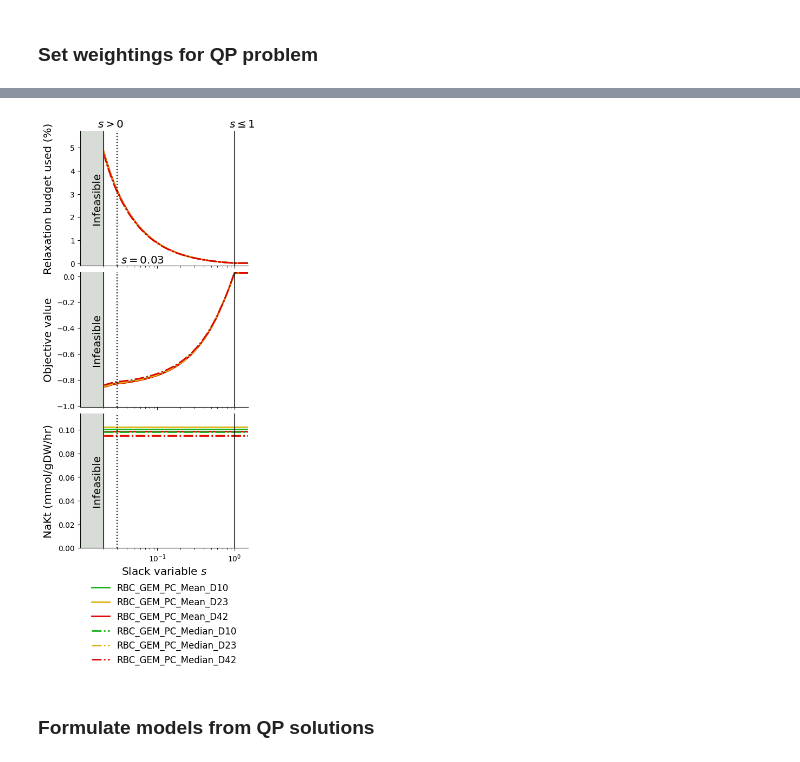
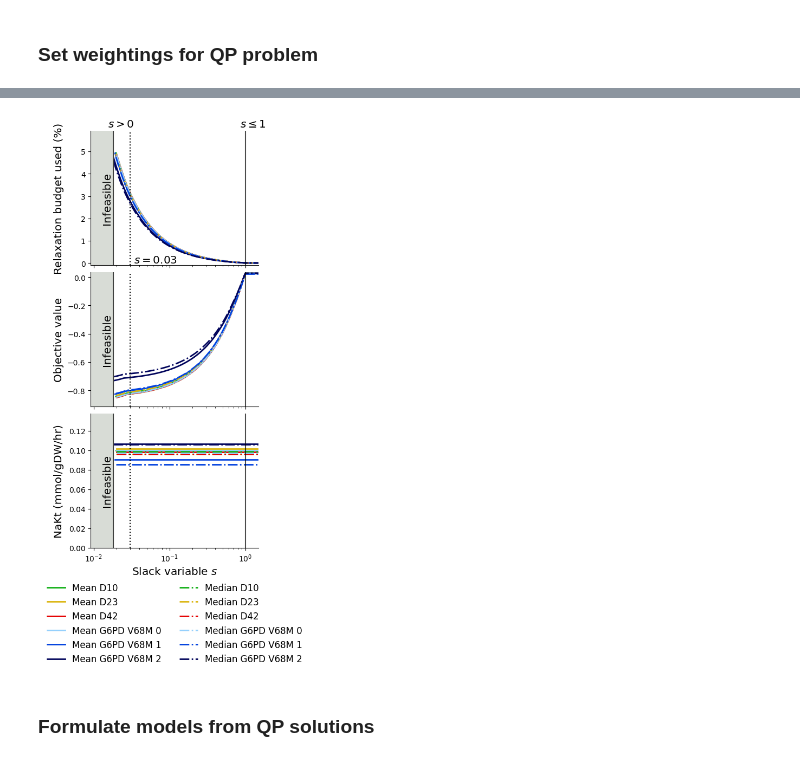
Before and after one commit to z-haiman/RBC-GEM, a Jupyter notebook: code/notebooks/analysis/OVERLAY/4a. Create context-specific models from REDS RBC Omics.ipynb, the cells around one changed output, grey strips where cells are left out. Saved outputs shown, nothing was run; the diff lists cells and outputs as text; code cells hidden in the pictures.

```diff
--- a/code/notebooks/analysis/OVERLAY/4a. Create context-specific models from REDS RBC Omics.ipynb
+++ b/code/notebooks/analysis/OVERLAY/4a. Create context-specific models from REDS RBC Omics.ipynb
@@ -508,13 +222,13 @@ df_data
 # %%
 df_uniprot_to_mw = df_protein_data["Mass"] / 1000  # g/mol --> # kg / mol
 df_mg_prot_per_gDW = (
-    df_data[df_protein_data.index].mul(1 / df_data_MCH, axis=0)  # cell / pgDW
+    df_copy_numbers[df_protein_data.index].mul(1 / df_MCH.squeeze(), axis=0)  # cell / pgDW
     * (1e12 / 1)  # pgDW / gDW
     * (1 / AVOGADRO_NUMBER)  # mol / protein copies
     * (df_uniprot_to_mw)  # kg / mol
     * (1e6 / 1)  # mg / kg
 ).copy()
-df_mg_prot_per_gDW = df_mg_prot_per_gDW.loc[df_data.index]
+df_mg_prot_per_gDW = df_mg_prot_per_gDW.loc[df_copy_numbers.index]
 df_mg_prot_per_gDW
 # %% [output]
 |  | A0A075B6I0 | A0A075B6I9 | A0A075B6J9 | A0A075B6K4 | A0A075B6K5 | A0A075B6R2 | A0A075B6S5 | A0A075B6S9 | ... |
@@ -1076,7 +696,7 @@ def solve_qp_for_samples(
 # %%
 # Ensure data is provided as (Protein IDs x Sample IDs)
 # Use original copy number values for weights
-df_weights = df_data_weights.T.loc[df_protein_data.index, df_samples.columns]
+df_weights = df_weighting_mat.T.loc[df_protein_data.index, df_samples.columns]
 df_weights = 1 / df_weights.infer_objects(copy=False).replace(0, 1)
 df_weights /= df_weights.mean()
 df_weights
@@ -1153,0 +777,8 @@ Number of QP solutions: 1836
+# %%
+samples_to_plot = np.array([
+    [x for x in operation_ids if time_re.search(x) and operation_re.search(x).group("op") == "Mean"],
+    [x for x in operation_ids if time_re.search(x) and operation_re.search(x).group("op") == "Median"],
+    [x for x in operation_ids if phenotype_re.search(x) and operation_re.search(x).group("op") == "Mean"],
+    [x for x in operation_ids if phenotype_re.search(x) and operation_re.search(x).group("op") == "Median"],
+]).T
+samples_to_plot
@@ -1466,35 +1106,28 @@ df_relaxation
 # %%
-fig, axes = plt.subplots(
-    3, 1, figsize=(4, 10), sharex=True, gridspec_kw=dict(hspace=0.05)
-)
-axes = axes.flatten()
-
-# ax3d = fig.add_subplot(2, 2, 4, projection="3d")
-sns.despine(fig)
-
-handles = []
-labels = []
 chosen_slack_var = 0.03
 colors = {
     "D10": "xkcd:green",
     "D23": "xkcd:gold",
     "D42": "xkcd:red",
+    "G6PD_V68M_0": "xkcd:light blue",
+    "G6PD_V68M_1": "xkcd:blue",
+    "G6PD_V68M_2": "xkcd:dark blue",
 }
 linestyles = {
     "Mean": "-",
     "Median": "-.",
 }
 use_percents = True
-for pcmodel_sample in list(solutions):
-    donor, day = str(pcmodel_sample).split("_")[-2:]
-    linestyle = linestyles.get(donor, ":")
-    color = colors.get(day, "xkcd:light blue")
-    if not ("Mean" == donor or "Median" == donor):
-        donor = donor.replace("S", "; Donor ")
-    day = day.replace("D", "Day ")
-    fancy_sample_id = " ".join((day, donor))
 
-    labels.append(fancy_sample_id)
+fig, axes = plt.subplots(
+    3, 1, figsize=(4, 10), sharex=True, gridspec_kw=dict(hspace=0.05)
+)
+axes = axes.flatten()
+sns.despine(fig)
+for pcmodel_sample in list(sorted(list(solutions))):
+    op, group = pcmodel_sample.replace(f"{pcmodel.id}_", "").split("_", maxsplit=1)
+    color = colors.get(group, "xkcd:black")
+    linestyle = linestyles.get(op, ":")
     s_values = solutions[str(pcmodel_sample)]["slack"].values
     r_values = solutions[str(pcmodel_sample)]["relaxation"].values * (
         100 if use_percents else 1
@@ -1551,7 +1184,7 @@ axes[-1].set_xlabel(r"Slack variable $s$", fontdict=fontdict)
 
 zorder = 2
 alpha = 0.7
-limit_pad_sclar = 1.2
+limit_pad_sclar = 1.3
 smin = s_values[0]
 
 for i, ax in enumerate(axes):
@@ -1629,35 +1262,36 @@ for i, ax in enumerate(axes):
         textcoords="offset points",
         va="center",
         ha="right",
         fontsize=fontdict["size"],
     )
 
 
 handles, labels = axes[2].get_legend_handles_labels()
+labels = [label.replace(f"{pcmodel.id}_", "").replace("_", " ") for label in labels]
 axes[2].legend(
     handles=handles,
     labels=labels,
-    ncols=1,
+    ncols=2,
     frameon=False,
     loc="upper center",
     fontsize="large",
     bbox_to_anchor=(0.5, -0.2),
 )
 
 
 axes[0].set_ylabel("Relaxation budget used (%)", fontdict=fontdict)
 axes[1].set_ylabel("Objective value", fontdict=fontdict)
 axes[2].set_ylabel("NaKt (mmol/gDW/hr)", fontdict=fontdict)
 
 fig.align_labels()
 if save_figures:
     fig.savefig(
         fitting_dirpath / f"SlackPercentDetermination_{model_id}.{imagetype}",
         transparent=transparent,
         format=imagetype,
     )
 # %% [output]
-[figure, old version]
+[figure, new version]
 # %% [markdown]
 ### Formulate models from QP solutions
 # %%
```
Also changed, not shown: parts of 49 cells of this notebook, 45 other files.
